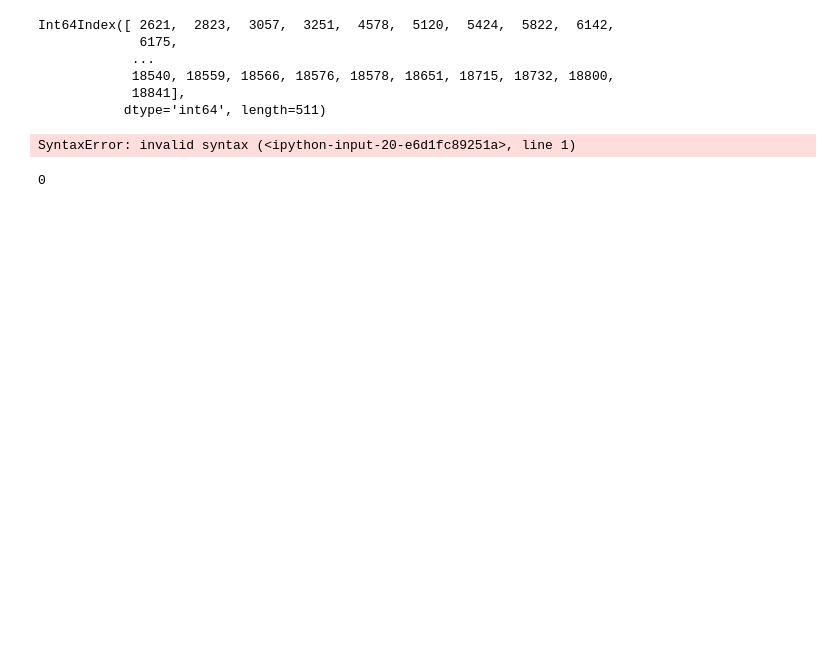
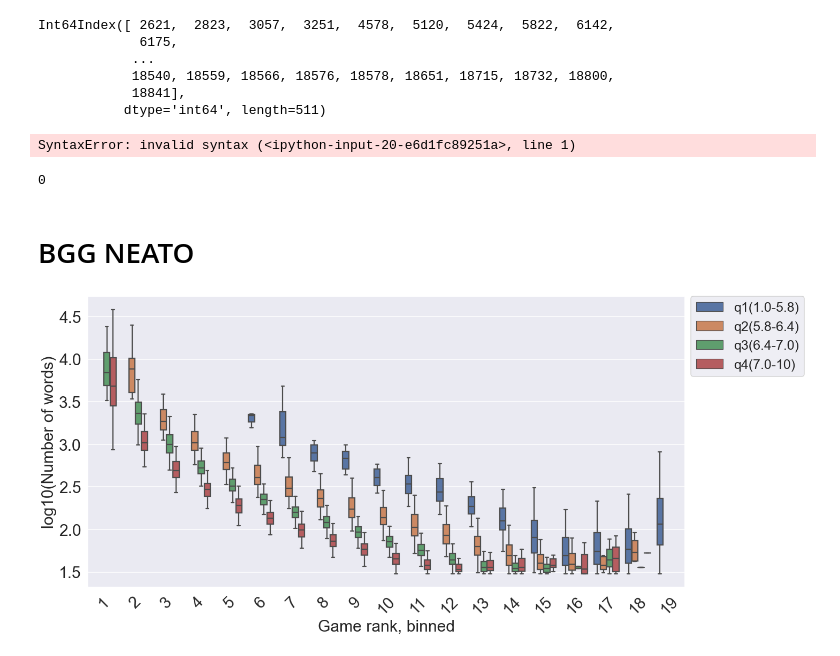
Before and after one commit to M055/insight-project, a Jupyter notebook: bgg_filter_data.ipynb, the cells around one changed output. Drawn from its saved outputs; the diff is of its cells as text; code cells hidden in the pictures; blank space fills up the shorter version.

```diff
--- a/bgg_filter_data.ipynb
+++ b/bgg_filter_data.ipynb
@@ -132,3 +132,23 @@ sum(y[0].isna())
 0
 # %%
 #bgg_filters.to_pickle('../insight-project/datasources/bgg_filters.pkl',protocol=4)
+# %% [markdown]
+# BGG NEATO
+# %%
+bggneato = pd.DataFrame({'avg_rating':bggdata_df['avg_rating']})
+x = pd.cut(bggdata_df['game_rank'].astype('int32'),19,labels=range(1,20))
+bggneato['game_rank_binned']=(x.astype(int))
+bggneato['num_raters_log10']=(np.log10(bggdata_df['num_raters']))
+bggneato['avg_rating_qcut']=pd.qcut(bggneato['avg_rating'],[0, .25, .5, .75, 1.],duplicates='drop',labels=['q1(1.0-5.8)','q2(5.8-6.4)','q3(6.4-7.0)','q4(7.0-10)'])
+bggneato.rename(columns={'game_rank_binned':'Game rank, binned', 'num_raters_log10':'log10(Number of raters)','avg_rating_qcut':'Average rating'},inplace=True)
+# %%
+plt.subplots(1,1,figsize=(20,10))
+sns.boxplot(x="Game rank, binned", y="log10(Number of raters)", hue="Average rating", showfliers = False, whis=1, data=bggneato)
+plt.legend(bbox_to_anchor=(1.01, 1), loc=2, borderaxespad=0.,fontsize=25)
+plt.ylabel('log10(Number of words)',fontsize=30)
+plt.xlabel('Game rank, binned',fontsize=30)
+plt.xticks(fontsize=30, rotation=45)
+plt.yticks(fontsize=30)
+plt.show()
+# %% [output]
+[figure, added]
```
Also changed, not shown: 1 other file.
